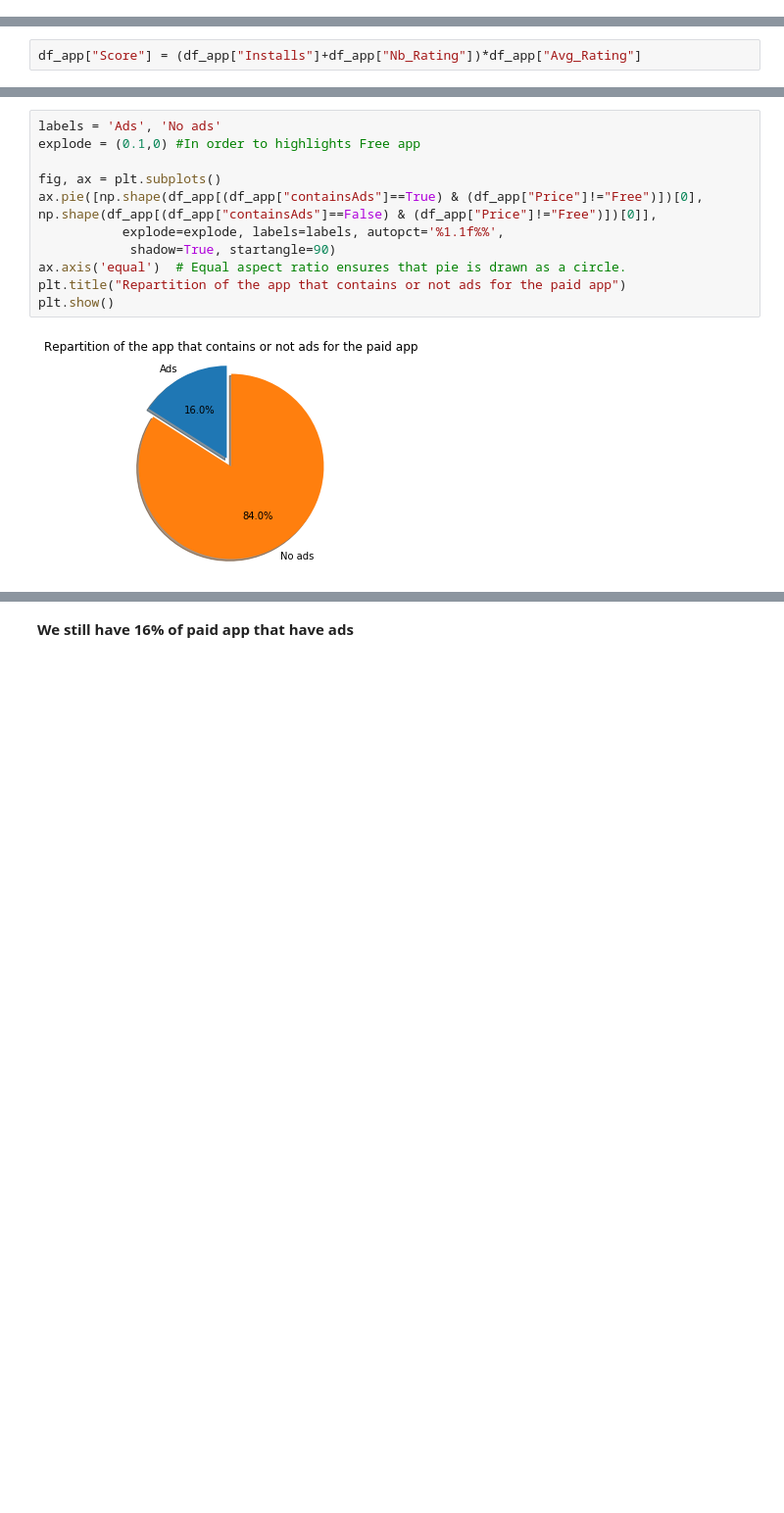
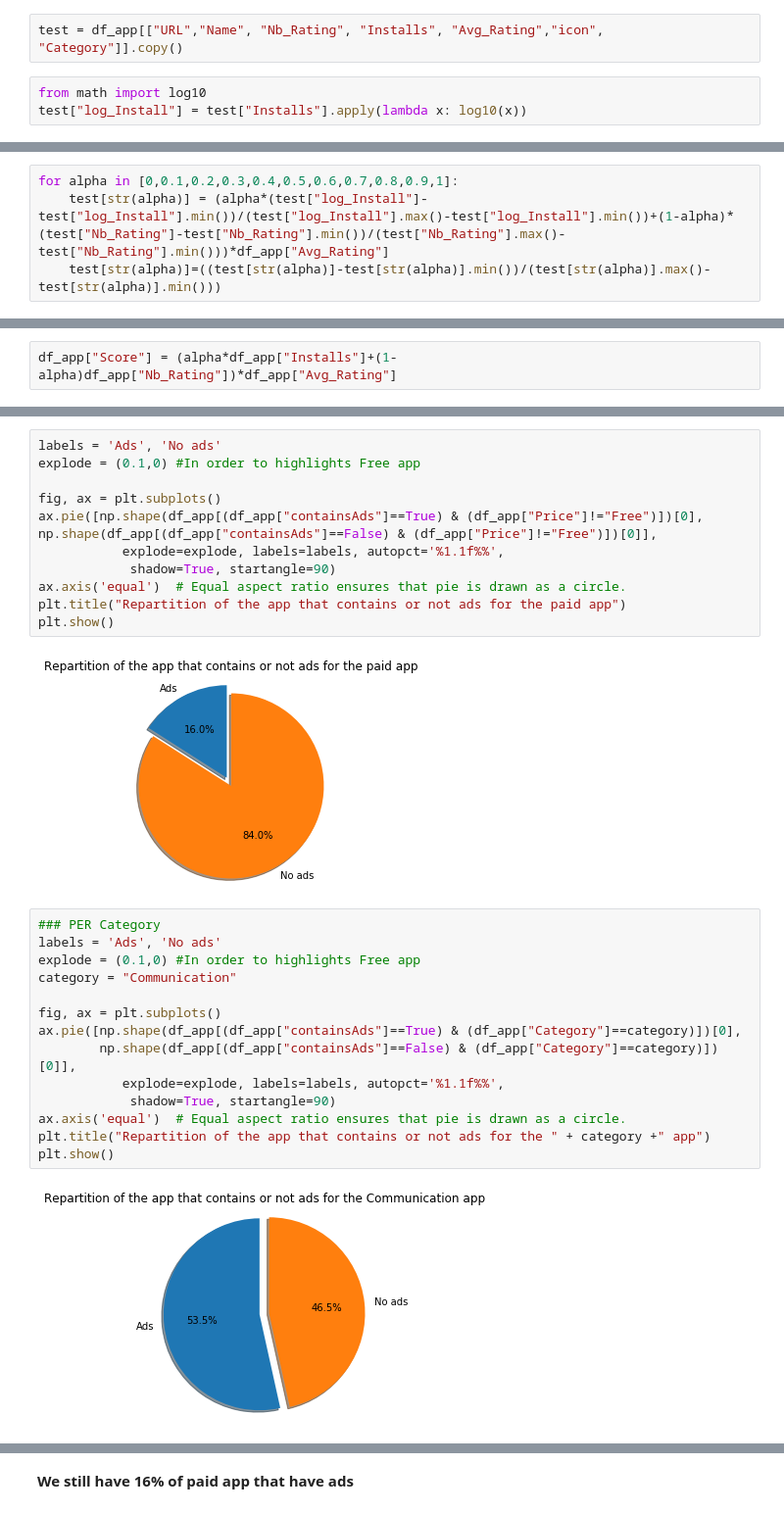
Before and after one commit to com-480-data-visualization/com-480-project-javastreet, a Jupyter notebook: analysis2.ipynb, the cells around one changed output, grey strips where cells are left out. Shown at 98% size. Saved outputs shown, nothing was run; the diff lists cells and outputs as text; blank space fills up the shorter version.

```diff
--- a/analysis2.ipynb
+++ b/analysis2.ipynb
@@ -175,0 +185,5 @@ plt.show()
+# %%
+test = df_app[["URL","Name", "Nb_Rating", "Installs", "Avg_Rating","icon", "Category"]].copy()
+# %%
+from math import log10
+test["log_Install"] = test["Installs"].apply(lambda x: log10(x))
@@ -175,0 +211,4 @@ plt.show()
+# %%
+for alpha in [0,0.1,0.2,0.3,0.4,0.5,0.6,0.7,0.8,0.9,1]:
+    test[str(alpha)] = (alpha*(test["log_Install"]-test["log_Install"].min())/(test["log_Install"].max()-test["log_Install"].min())+(1-alpha)*(test["Nb_Rating"]-test["Nb_Rating"].min())/(test["Nb_Rating"].max()-test["Nb_Rating"].min()))*df_app["Avg_Rating"]
+    test[str(alpha)]=((test[str(alpha)]-test[str(alpha)].min())/(test[str(alpha)].max()-test[str(alpha)].min()))
@@ -176,5 +314,5 @@ plt.show()
 # %%
-df_app["Score"] = (df_app["Installs"]+df_app["Nb_Rating"])*df_app["Avg_Rating"]
+df_app["Score"] = (alpha*df_app["Installs"]+(1-alpha)df_app["Nb_Rating"])*df_app["Avg_Rating"]
 # %%
 df_app["Global_rank"] = df_app["Score"].rank(ascending = False)
 # %%
@@ -333,3 +645,19 @@ plt.title("Repartition of the app that contains or not ads for the paid app")
 plt.show()
 # %% [output]
 [figure]
+# %%
+### PER Category
+labels = 'Ads', 'No ads'
+explode = (0.1,0) #In order to highlights Free app
+category = "Communication"
+
+fig, ax = plt.subplots()
+ax.pie([np.shape(df_app[(df_app["containsAds"]==True) & (df_app["Category"]==category)])[0],
+        np.shape(df_app[(df_app["containsAds"]==False) & (df_app["Category"]==category)])[0]],
+           explode=explode, labels=labels, autopct='%1.1f%%',
+            shadow=True, startangle=90)
+ax.axis('equal')  # Equal aspect ratio ensures that pie is drawn as a circle.
+plt.title("Repartition of the app that contains or not ads for the " + category +" app")
+plt.show()
+# %% [output]
+[figure, added]
```
Also changed, not shown: parts of 53 cells of this notebook.
